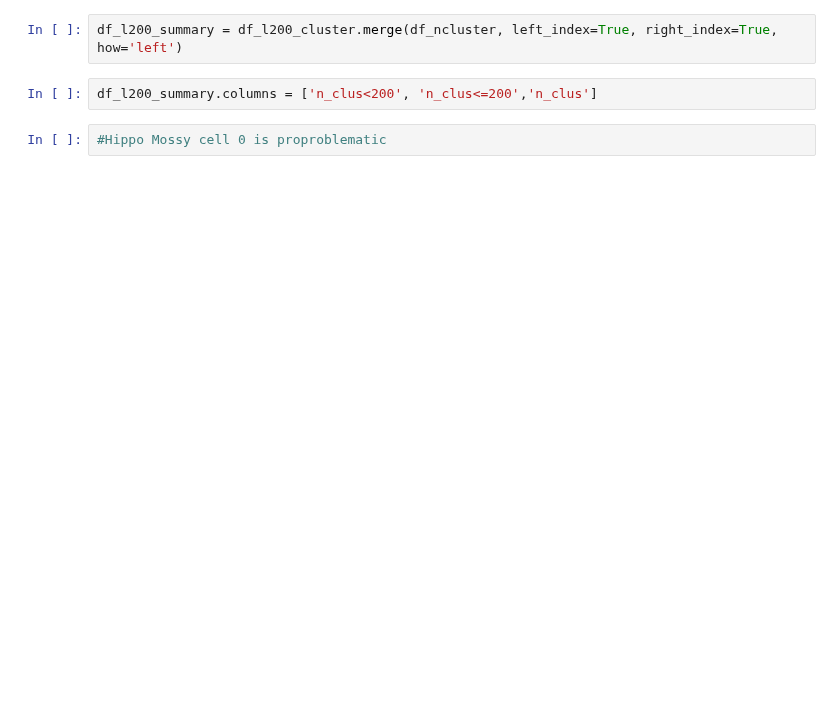
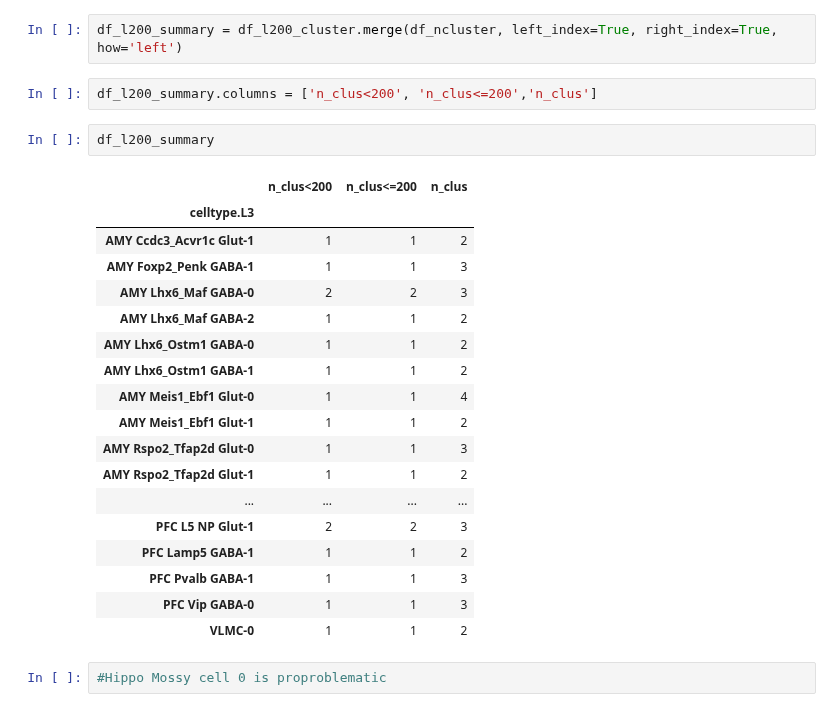
Before and after one commit to juychen/scmmd, a Jupyter notebook: 09refinecluster.ipynb, the cells around one changed output. Saved outputs shown, nothing was run; the diff lists cells and outputs as text; blank space fills up the shorter version.

```diff
--- a/09refinecluster.ipynb
+++ b/09refinecluster.ipynb
@@ -67,6 +94,27 @@ df_l200_cluster
 df_l200_summary = df_l200_cluster.merge(df_ncluster, left_index=True, right_index=True, how='left')
 # %%
 df_l200_summary.columns = ['n_clus<200', 'n_clus<=200','n_clus']
+# %%
+df_l200_summary
+# %% [output]
+|  | n_clus<200 | n_clus<=200 | n_clus |
+| celltype.L3 |  |  |  |
+| AMY Ccdc3_Acvr1c Glut-1 | 1 | 1 | 2 |
+| AMY Foxp2_Penk GABA-1 | 1 | 1 | 3 |
+| AMY Lhx6_Maf GABA-0 | 2 | 2 | 3 |
+| AMY Lhx6_Maf GABA-2 | 1 | 1 | 2 |
+| AMY Lhx6_Ostm1 GABA-0 | 1 | 1 | 2 |
+| AMY Lhx6_Ostm1 GABA-1 | 1 | 1 | 2 |
+| AMY Meis1_Ebf1 Glut-0 | 1 | 1 | 4 |
+| AMY Meis1_Ebf1 Glut-1 | 1 | 1 | 2 |
+| AMY Rspo2_Tfap2d Glut-0 | 1 | 1 | 3 |
+| AMY Rspo2_Tfap2d Glut-1 | 1 | 1 | 2 |
+| ... | ... | ... | ... |
+| PFC L5 NP Glut-1 | 2 | 2 | 3 |
+| PFC Lamp5 GABA-1 | 1 | 1 | 2 |
+| PFC Pvalb GABA-1 | 1 | 1 | 3 |
+| PFC Vip GABA-0 | 1 | 1 | 3 |
+| VLMC-0 | 1 | 1 | 2 |
 # %%
 #Hippo Mossy cell 0 is proproblematic
 # %%
```
Also changed, not shown: parts of 16 cells of this notebook, 2 other files.
